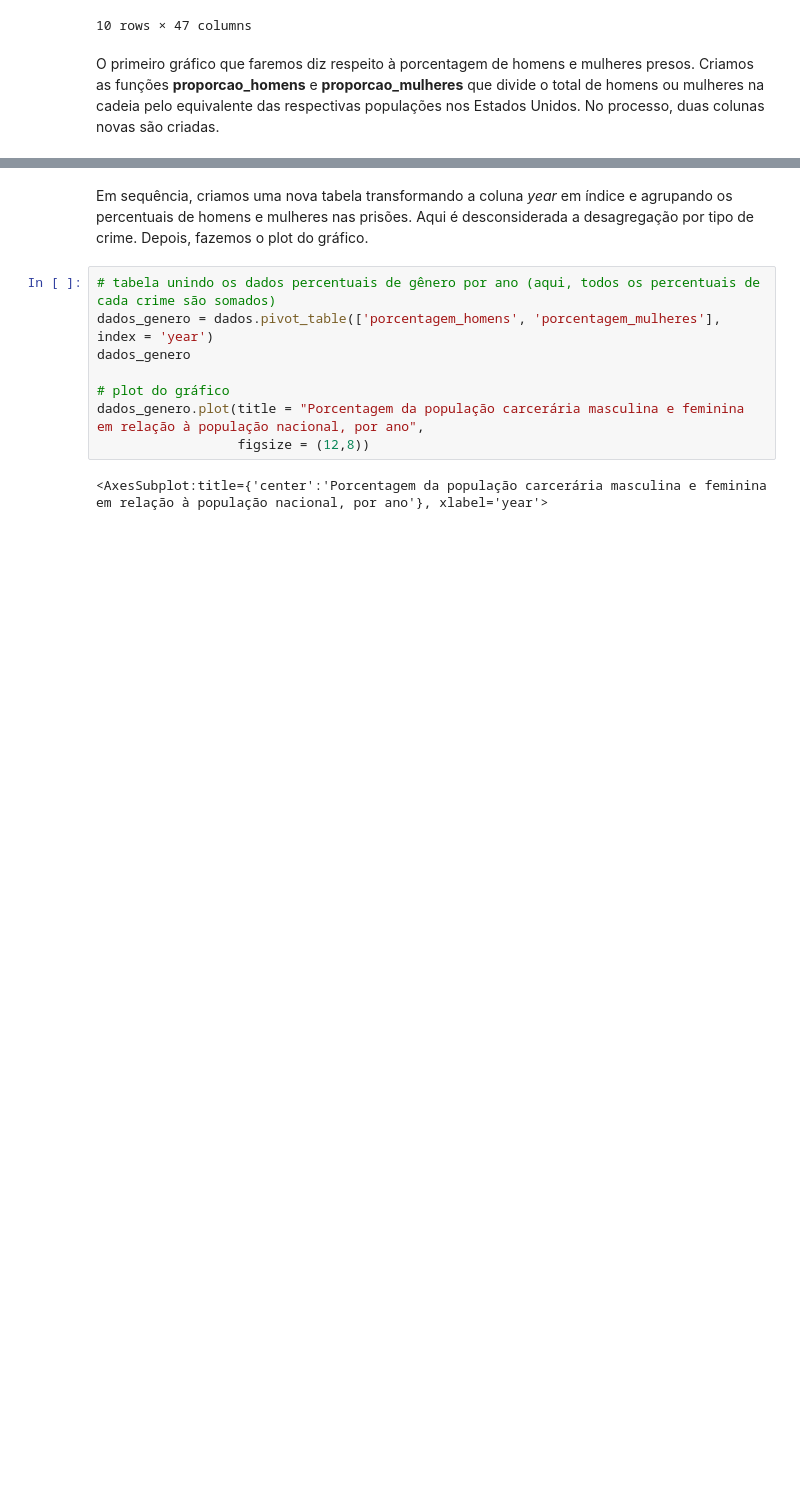
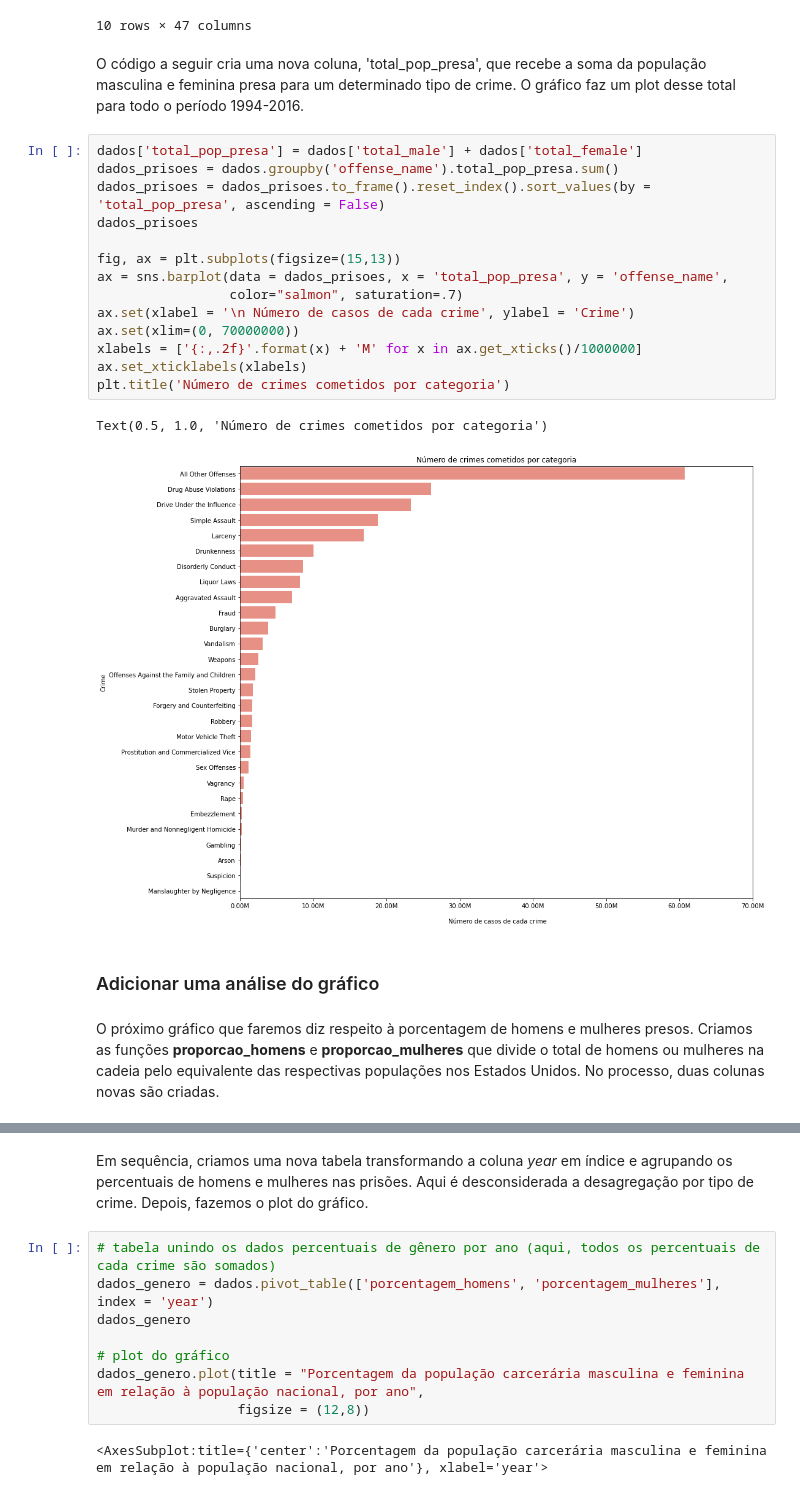
Before and after one commit to felipelmc/Police-Violence-Racial-Equity, a Jupyter notebook: notebooks/a2-icd.ipynb, the cells around one changed output, grey strips where cells are left out. Saved outputs shown, nothing was run; the diff lists cells and outputs as text; blank space fills up the shorter version.

Commit message:
Adicionei um novo gráfico e alterei o README

```diff
--- a/notebooks/a2-icd.ipynb
+++ b/notebooks/a2-icd.ipynb
@@ -40,8 +41,29 @@ dados.head(10)
 | 8 | 1017 | NaN | 2016 | ASR_EMB | Embezzlement | 13310 | 264534532 | 6450 | ... |
 | 9 | 1018 | NaN | 2016 | ASR_FAM | Offenses Against the Family and C... | 13310 | 264534532 | 50809 | ... |
 10 rows × 47 columns
+# %% [markdown]
+O código a seguir cria uma nova coluna, 'total_pop_presa', que recebe a soma da população masculina e feminina presa para um determinado tipo de crime. O gráfico faz um plot desse total para todo o período 1994-2016.
+# %%
+dados['total_pop_presa'] = dados['total_male'] + dados['total_female']
+dados_prisoes = dados.groupby('offense_name').total_pop_presa.sum()
+dados_prisoes = dados_prisoes.to_frame().reset_index().sort_values(by = 'total_pop_presa', ascending = False)
+dados_prisoes
+
+fig, ax = plt.subplots(figsize=(15,13))
+ax = sns.barplot(data = dados_prisoes, x = 'total_pop_presa', y = 'offense_name',
+                 color="salmon", saturation=.7)
+ax.set(xlabel = '\n Número de casos de cada crime', ylabel = 'Crime')
+ax.set(xlim=(0, 70000000))
+xlabels = ['{:,.2f}'.format(x) + 'M' for x in ax.get_xticks()/1000000]
+ax.set_xticklabels(xlabels)
+plt.title('Número de crimes cometidos por categoria')
+# %% [output]
+Text(0.5, 1.0, 'Número de crimes cometidos por categoria')
+[figure, added]
+# %% [markdown]
+### Adicionar uma análise do gráfico
 # %% [markdown]
-O primeiro gráfico que faremos diz respeito à porcentagem de homens e mulheres presos. Criamos as funções **proporcao_homens** e **proporcao_mulheres** que divide o total de homens ou mulheres na cadeia pelo equivalente das respectivas populações nos Estados Unidos. No processo, duas colunas novas são criadas.
+O próximo gráfico que faremos diz respeito à porcentagem de homens e mulheres presos. Criamos as funções **proporcao_homens** e **proporcao_mulheres** que divide o total de homens ou mulheres na cadeia pelo equivalente das respectivas populações nos Estados Unidos. No processo, duas colunas novas são criadas.
 # %%
 def proporcao_homens(group):
     total_male = group.total_male.astype(float)
```
Also changed, not shown: parts of 14 cells of this notebook, 1 other file.
